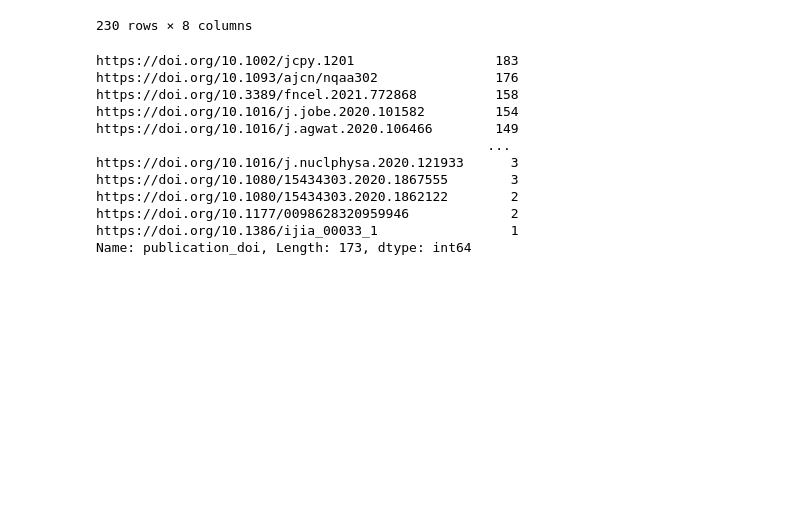
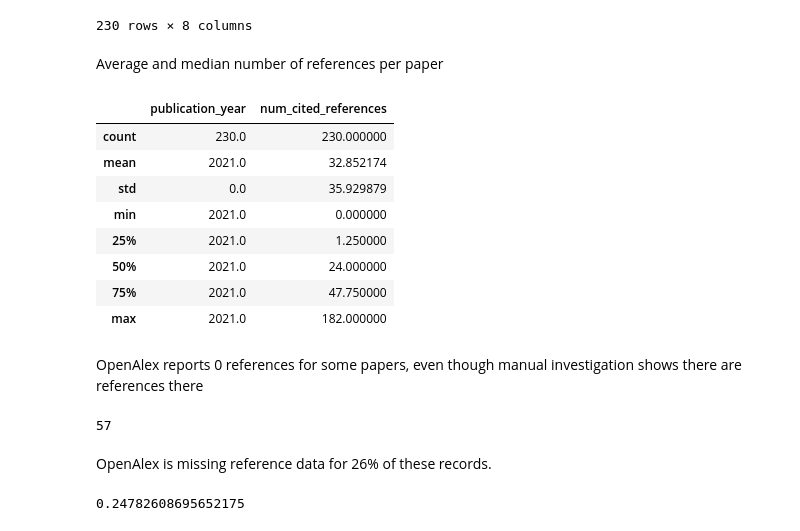
Before and after one commit to eschares/OpenAlex-CitedReferences, a Jupyter notebook: refactored_Schares_cited_references_in_OpenAlex.ipynb, the cells around one changed output. Drawn from its saved outputs; the diff is of its cells as text; code cells hidden in the pictures; blank space fills up the shorter version.

```diff
--- a/refactored_Schares_cited_references_in_OpenAlex.ipynb
+++ b/refactored_Schares_cited_references_in_OpenAlex.ipynb
@@ -331,19 +356,31 @@ summary_df
 | 228 | https://openalex.org/W3112388281 | https://doi.org/10.1093/ajcn/nqaa302 | 2021 | NIH Workshop Report: sensory nutr... | The American Journal of Clinical ... | ... |
 | 229 | https://openalex.org/W3093645733 | https://doi.org/10.1002/jcpy.1201 | 2021 | Together We Rise: How Social Move... | Journal of Consumer Psychology | ... |
 230 rows × 8 columns
-# %%
-# everything you did with df before..
-df['publication_doi'].value_counts()
-# %% [output]
-https://doi.org/10.1002/jcpy.1201                  183
-https://doi.org/10.1093/ajcn/nqaa302               176
-https://doi.org/10.3389/fncel.2021.772868          158
-https://doi.org/10.1016/j.jobe.2020.101582         154
-https://doi.org/10.1016/j.agwat.2020.106466        149
-                                                  ...
-https://doi.org/10.1016/j.nuclphysa.2020.121933      3
-https://doi.org/10.1080/15434303.2020.1867555        3
-https://doi.org/10.1080/15434303.2020.1862122        2
-https://doi.org/10.1177/0098628320959946             2
-https://doi.org/10.1386/ijia_00033_1                 1
-Name: publication_doi, Length: 173, dtype: int64
+# %% [markdown]
+Average and median number of references per paper
+# %%
+summary_df.describe()
+# %% [output]
+|  | publication_year | num_cited_references |
+| count | 230.0 | 230.000000 |
+| mean | 2021.0 | 32.852174 |
+| std | 0.0 | 35.929879 |
+| min | 2021.0 | 0.000000 |
+| 25% | 2021.0 | 1.250000 |
+| 50% | 2021.0 | 24.000000 |
+| 75% | 2021.0 | 47.750000 |
+| max | 2021.0 | 182.000000 |
+# %% [markdown]
+OpenAlex reports 0 references for some papers, even though manual investigation shows there are references there
+# %%
+# number of publications with 0 reported references
+summary_df.loc[summary_df['num_cited_references']==0].shape[0]
+# %% [output]
+57
+# %% [markdown]
+OpenAlex is missing reference data for 26% of these records.
+# %%
+# fraction of publications with 0 reported references
+summary_df.loc[summary_df['num_cited_references']==0].shape[0] / summary_df.shape[0]
+# %% [output]
+0.24782608695652175
```
Also changed, not shown: parts of 54 cells of this notebook.
